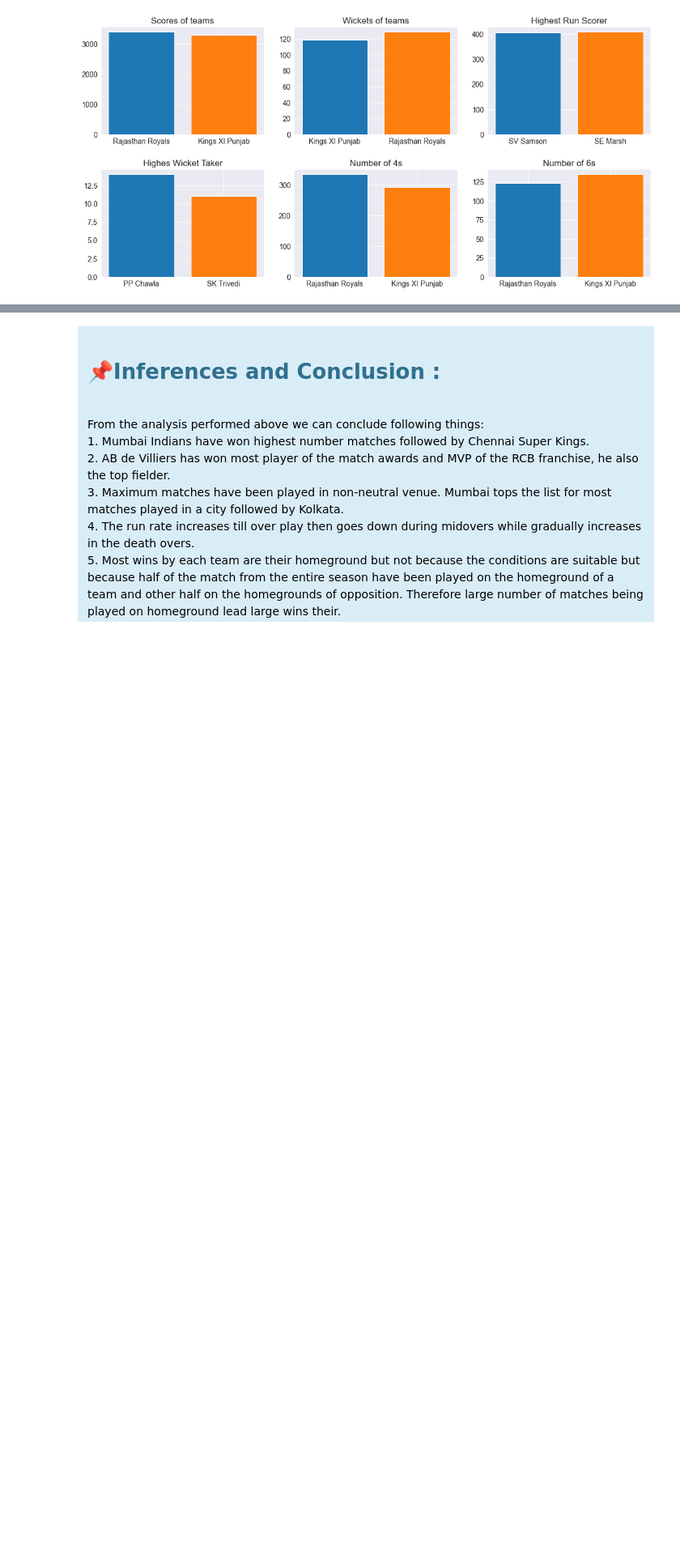
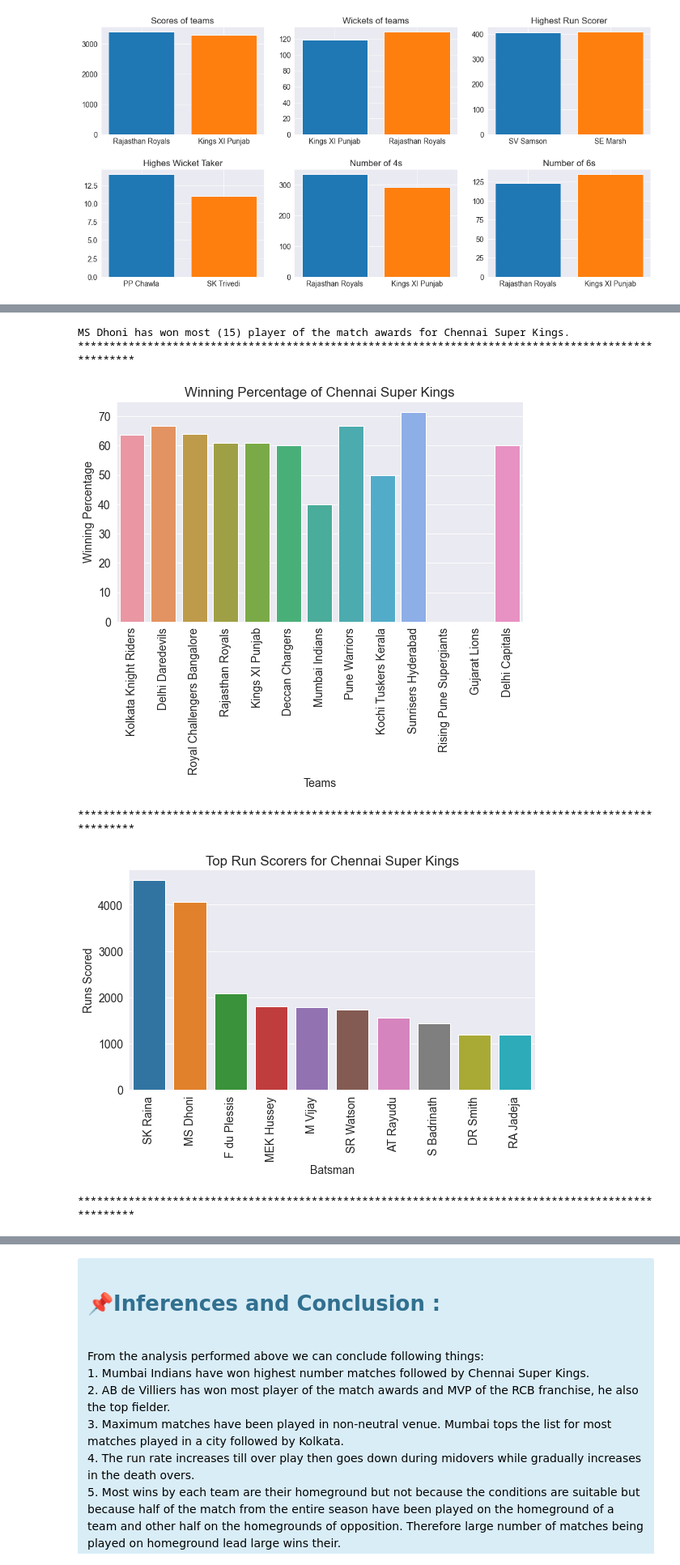
Before and after one commit to prasadposture/Jovian-DA-Course, a Jupyter notebook: Project/Exploratory Data Analysis of IPL.ipynb, the cells around one changed output, grey strips where cells are left out. Shown at 81% size. Drawn from its saved outputs; the diff is of its cells as text; code cells hidden in the pictures; blank space fills up the shorter version.

```diff
--- a/Project/Exploratory Data Analysis of IPL.ipynb
+++ b/Project/Exploratory Data Analysis of IPL.ipynb
@@ -1064,0 +1105,10 @@ While the top wicket taker is K Rabada with 11 wickets.
+# %%
+#stastical information of the champion team
+stats_info('Chennai Super Kings')
+# %% [output]
+MS Dhoni has won most (15) player of the match awards for Chennai Super Kings.
+****************************************************************************************************
+[figure, added]
+****************************************************************************************************
+[figure, added]
+****************************************************************************************************
```
Also changed, not shown: parts of 14 cells of this notebook.
